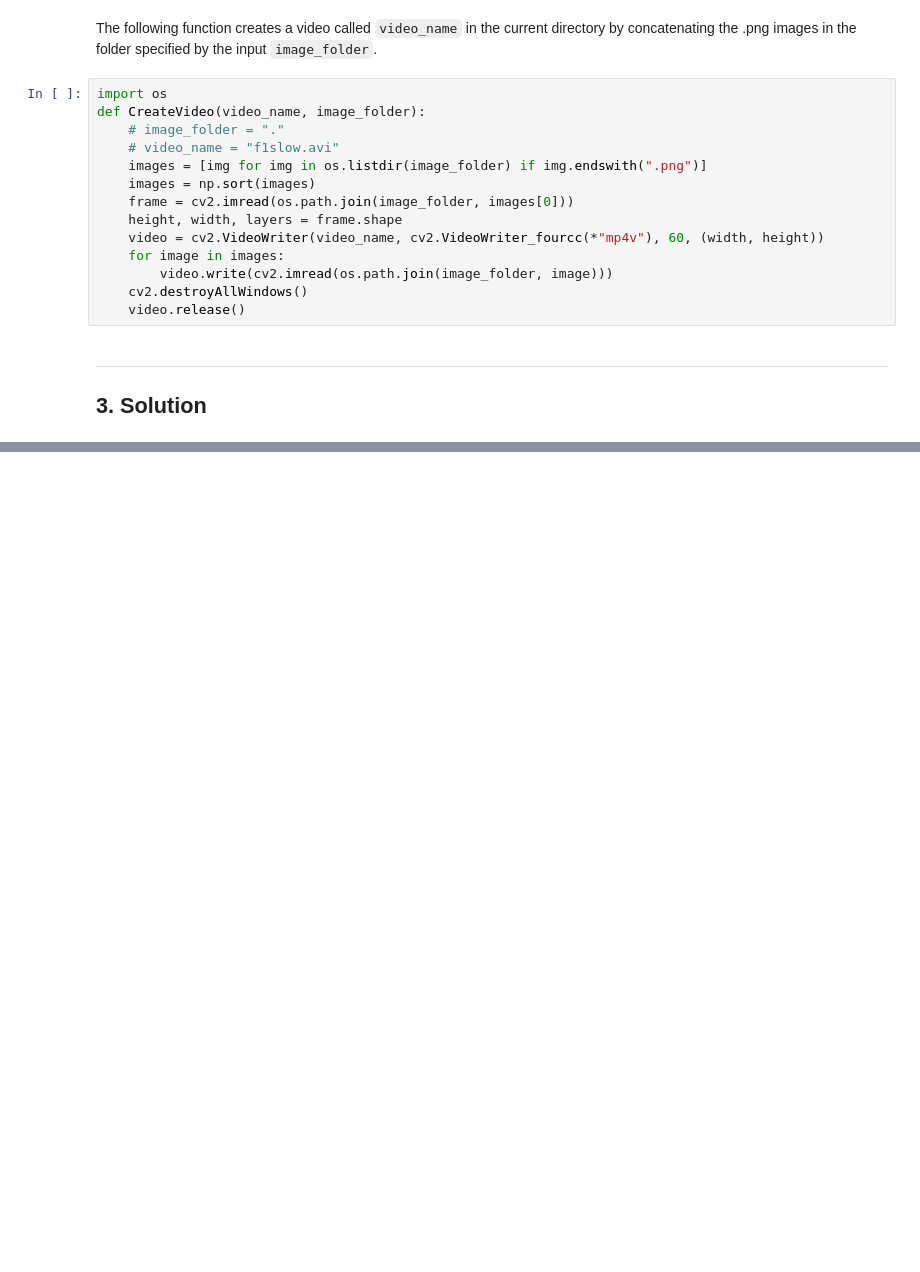
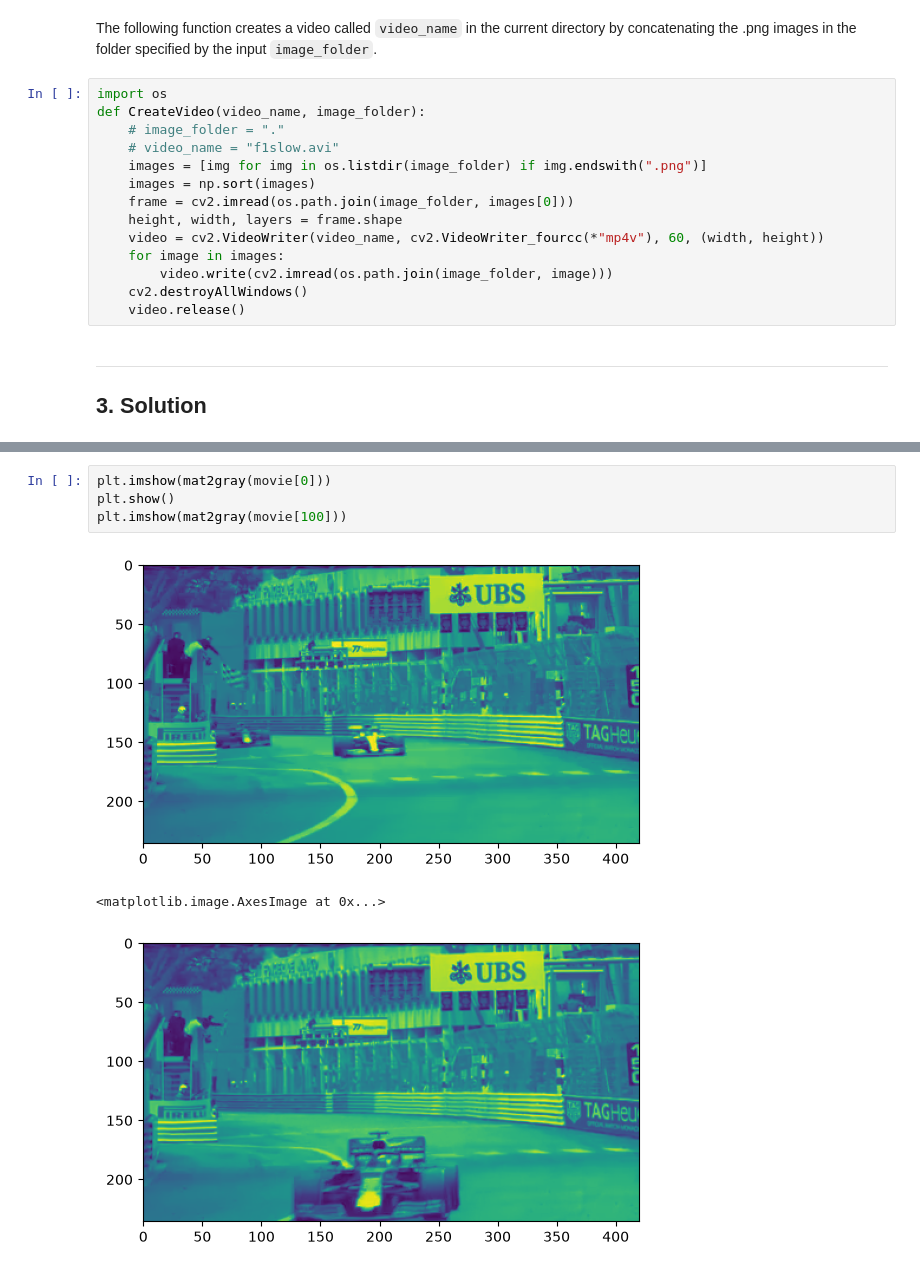
Before and after one commit to alexjmejia98-lab/Dynamical_Systems_assignments, a Jupyter notebook: assignment.ipynb, the cells around one changed output, grey strips where cells are left out. Cells and saved outputs as stored; diff of their text form; blank space fills up the shorter version.

```diff
--- a/assignment.ipynb
+++ b/assignment.ipynb
@@ -147,0 +169,8 @@ def CreateVideo(video_name, image_folder):
+# %%
+plt.imshow(mat2gray(movie[0]))
+plt.show()
+plt.imshow(mat2gray(movie[100]))
+# %% [output]
+[figure, added]
+<matplotlib.image.AxesImage at 0x...>
+[figure, added]
```
Also changed, not shown: parts of 8 cells of this notebook.
